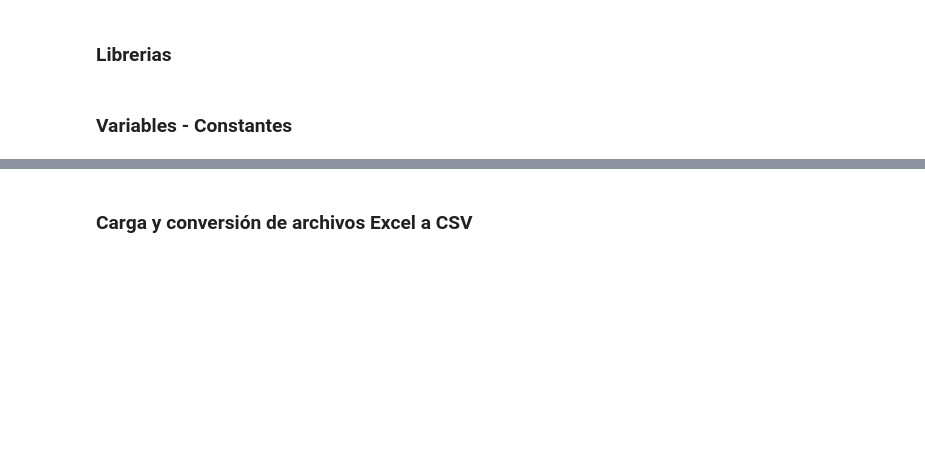
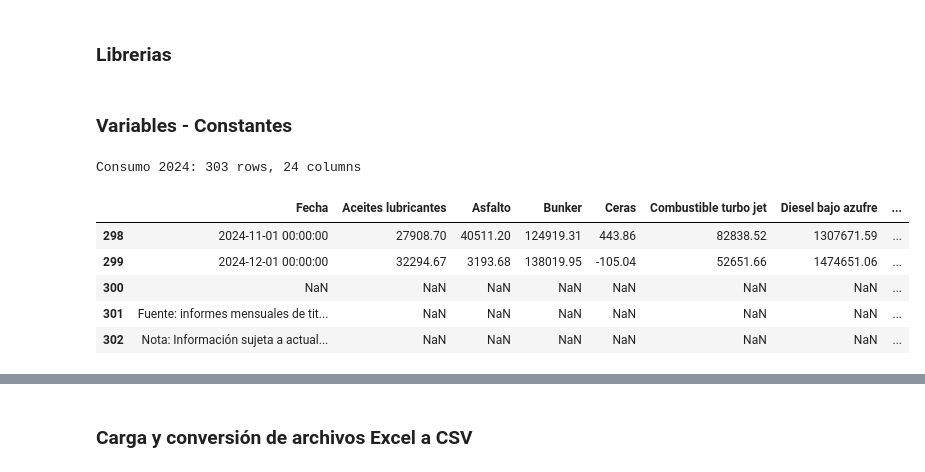
Before and after one commit to JosueSay/labs-ds, a Jupyter notebook: lab1.ipynb, the cells around one changed output, grey strips where cells are left out. Cells and saved outputs as stored; diff of their text form; code cells hidden in the pictures; blank space fills up the shorter version.

Commit message:
feat: modificando carga de consumos

```diff
--- a/lab1.ipynb
+++ b/lab1.ipynb
@@ -48,3 +46,18 @@ SAVE_CONSUMO_CSV = True
 SAVE_IMPORT_CSV = True
 SAVE_PRECIOS_CSV = True
 os.makedirs(OUTPUT_DIR, exist_ok=True)
+# %%
+df_consumo_raw_2024 = pd.read_excel(CONSUMO_2024_XLSX, skiprows=6)
+df_consumo_raw_2024.head()
+print(f"Consumo 2024: {df_consumo_raw_2024.shape[0]} rows, {df_consumo_raw_2024.shape[1]} columns")
+# %% [output]
+Consumo 2024: 303 rows, 24 columns
+# %%
+df_consumo_raw_2024.tail()
+# %% [output]
+|  | Fecha | Aceites lubricantes | Asfalto | Bunker | Ceras | Combustible turbo jet | Diesel bajo azufre | ... |
+| 298 | 2024-11-01 00:00:00 | 27908.70 | 40511.20 | 124919.31 | 443.86 | 82838.52 | 1307671.59 | ... |
+| 299 | 2024-12-01 00:00:00 | 32294.67 | 3193.68 | 138019.95 | -105.04 | 52651.66 | 1474651.06 | ... |
+| 300 | NaN | NaN | NaN | NaN | NaN | NaN | NaN | ... |
+| 301 | Fuente: informes mensuales de tit... | NaN | NaN | NaN | NaN | NaN | NaN | ... |
+| 302 | Nota: Información sujeta a actual... | NaN | NaN | NaN | NaN | NaN | NaN | ... |
```
Also changed, not shown: parts of 17 cells of this notebook, 3 other files.
